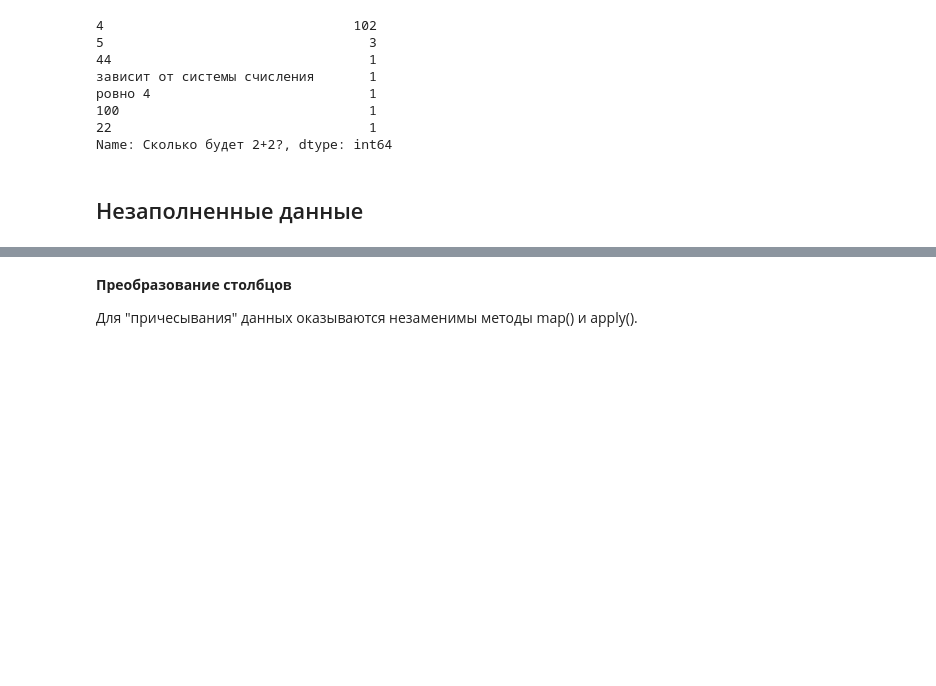
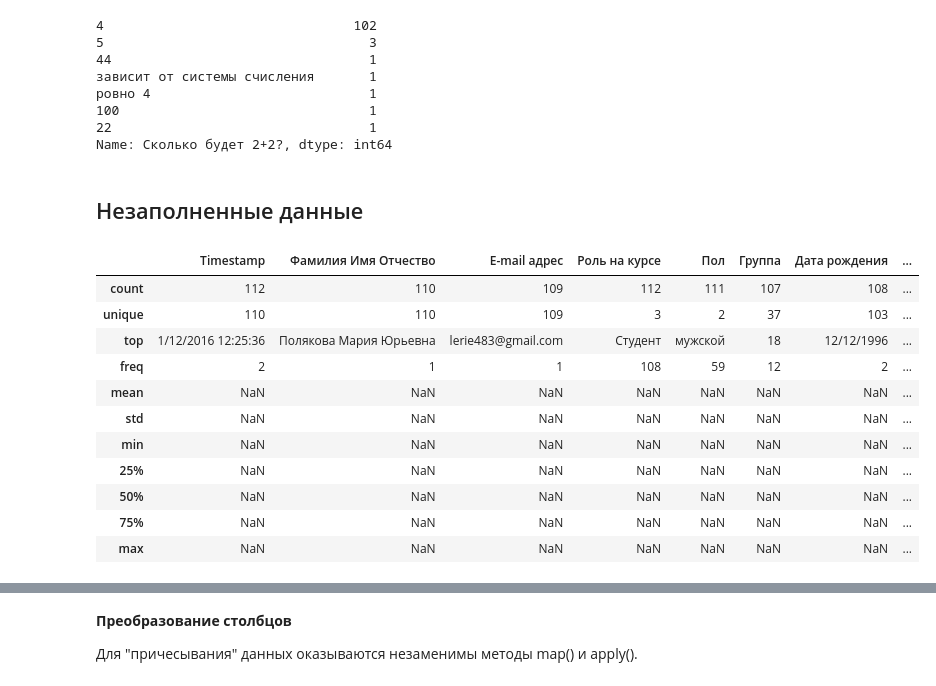
Before and after one commit to 1gnatov/ML_DM_HSE_minor, a Jupyter notebook: module2_data_analysis_notebooks/seminar02_pandas_visual/seminar02_practice_minor_poll.ipynb, the cells around one changed output, grey strips where cells are left out. Drawn from its saved outputs; the diff is of its cells as text; code cells hidden in the pictures; blank space fills up the shorter version.

```diff
--- a/module2_data_analysis_notebooks/seminar02_pandas_visual/seminar02_practice_minor_poll.ipynb
+++ b/module2_data_analysis_notebooks/seminar02_pandas_visual/seminar02_practice_minor_poll.ipynb
@@ -132,3 +177,18 @@ data["Сколько будет 2+2?"].value_counts()
 Name: Сколько будет 2+2?, dtype: int64
 # %% [markdown]
 ## Незаполненные данные
+# %%
+data.describe(include='all')
+# %% [output]
+|  | Timestamp | Фамилия Имя Отчество | E-mail адрес | Роль на курсе | Пол | Группа | Дата рождения | ... |
+| count | 112 | 110 | 109 | 112 | 111 | 107 | 108 | ... |
+| unique | 110 | 110 | 109 | 3 | 2 | 37 | 103 | ... |
+| top | 1/12/2016 12:25:36 | Полякова Мария Юрьевна | lerie483@gmail.com | Студент | мужской | 18 | 12/12/1996 | ... |
+| freq | 2 | 1 | 1 | 108 | 59 | 12 | 2 | ... |
+| mean | NaN | NaN | NaN | NaN | NaN | NaN | NaN | ... |
+| std | NaN | NaN | NaN | NaN | NaN | NaN | NaN | ... |
+| min | NaN | NaN | NaN | NaN | NaN | NaN | NaN | ... |
+| 25% | NaN | NaN | NaN | NaN | NaN | NaN | NaN | ... |
+| 50% | NaN | NaN | NaN | NaN | NaN | NaN | NaN | ... |
+| 75% | NaN | NaN | NaN | NaN | NaN | NaN | NaN | ... |
+| max | NaN | NaN | NaN | NaN | NaN | NaN | NaN | ... |
```
Also changed, not shown: parts of 16 cells of this notebook, 4 other files.
